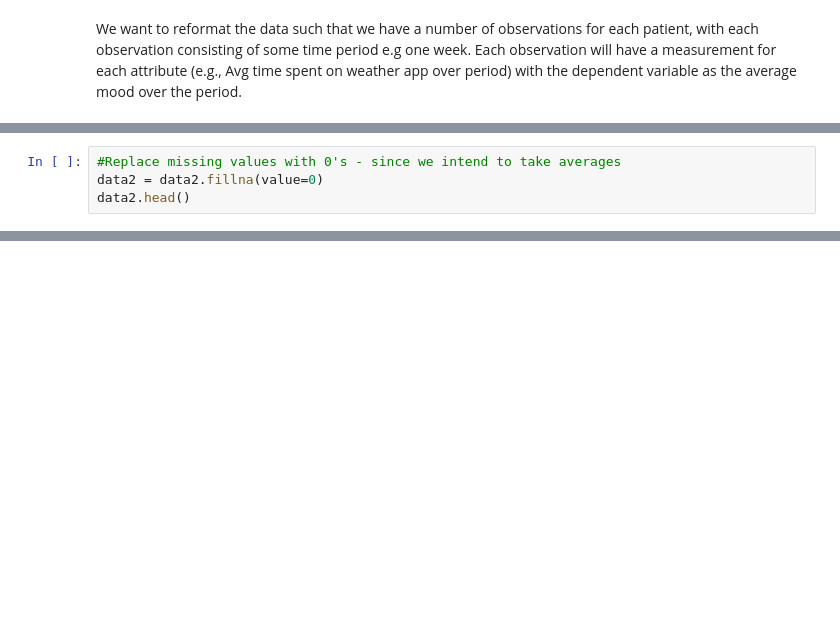
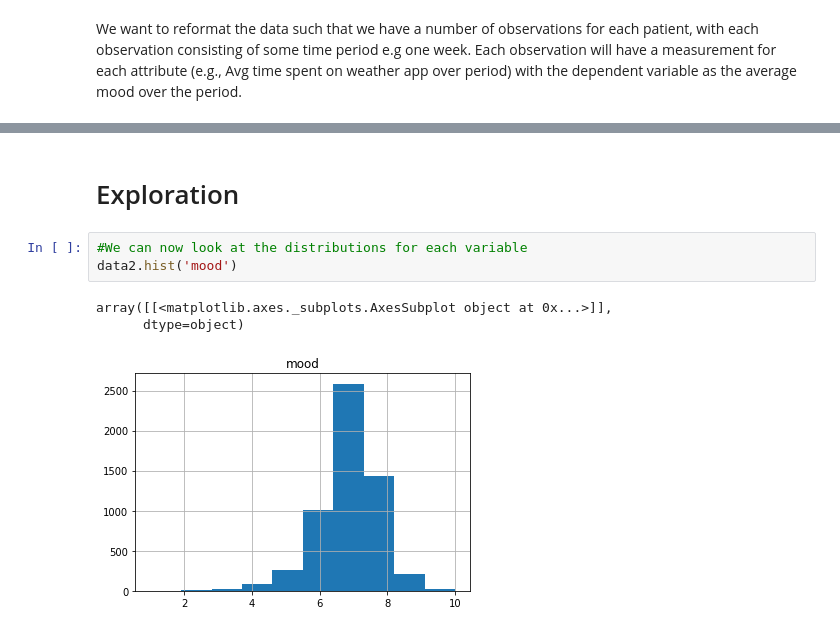
Before and after one commit to jelrae/dataMineAss1, a Jupyter notebook: DMT1.ipynb, the cells around one changed output, grey strips where cells are left out. Cells and saved outputs as stored; diff of their text form; blank space fills up the shorter version.

```diff
--- a/DMT1.ipynb
+++ b/DMT1.ipynb
@@ -47,7 +29,3 @@ data2.head()
 |  | 2014-02-18 09:29:51.257 | NaN | NaN | NaN | NaN | NaN | ... |
 |  | 2014-02-19 14:43:30.575 | NaN | NaN | NaN | NaN | NaN | ... |
 |  | 2014-02-19 17:29:10.378 | NaN | NaN | NaN | NaN | NaN | ... |
-# %%
-#Replace missing values with 0's - since we intend to take averages
-data2 = data2.fillna(value=0)
-data2.head()
@@ -89,0 +32,9 @@ result
+# %% [markdown]
+# Exploration
+# %%
+#We can now look at the distributions for each variable
+data2.hist('mood')
+# %% [output]
+array([[<matplotlib.axes._subplots.AxesSubplot object at 0x...>]],
+      dtype=object)
+[figure, added]
```
Also changed, not shown: parts of 31 cells of this notebook.
